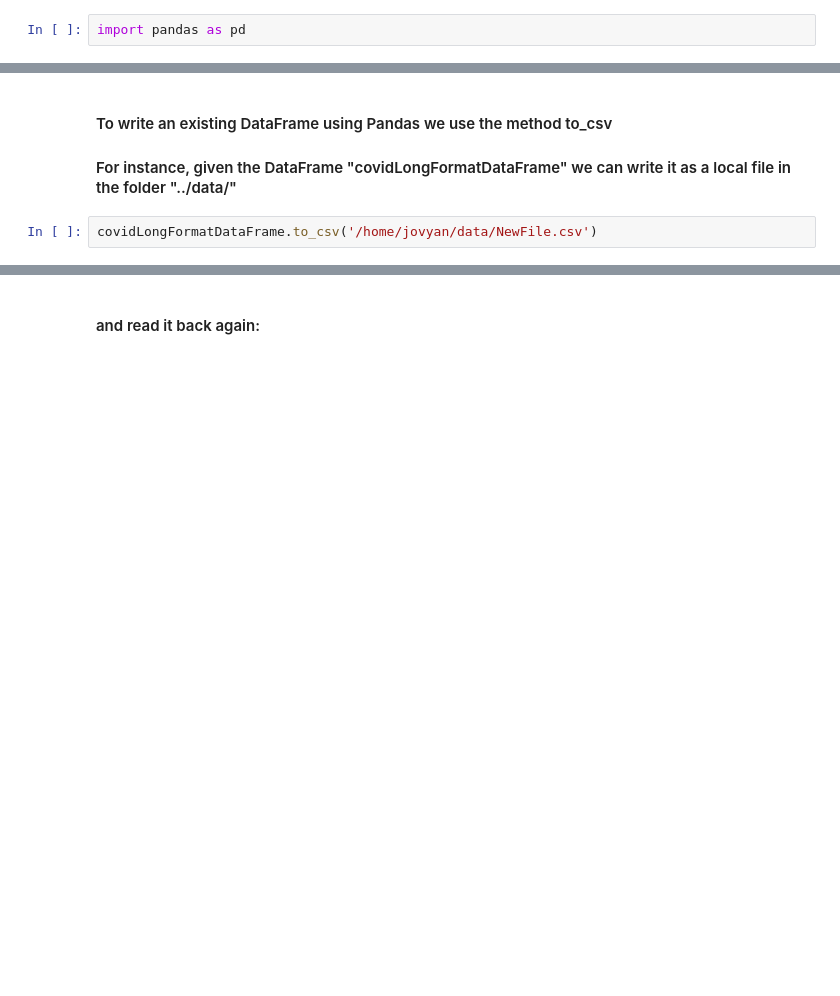
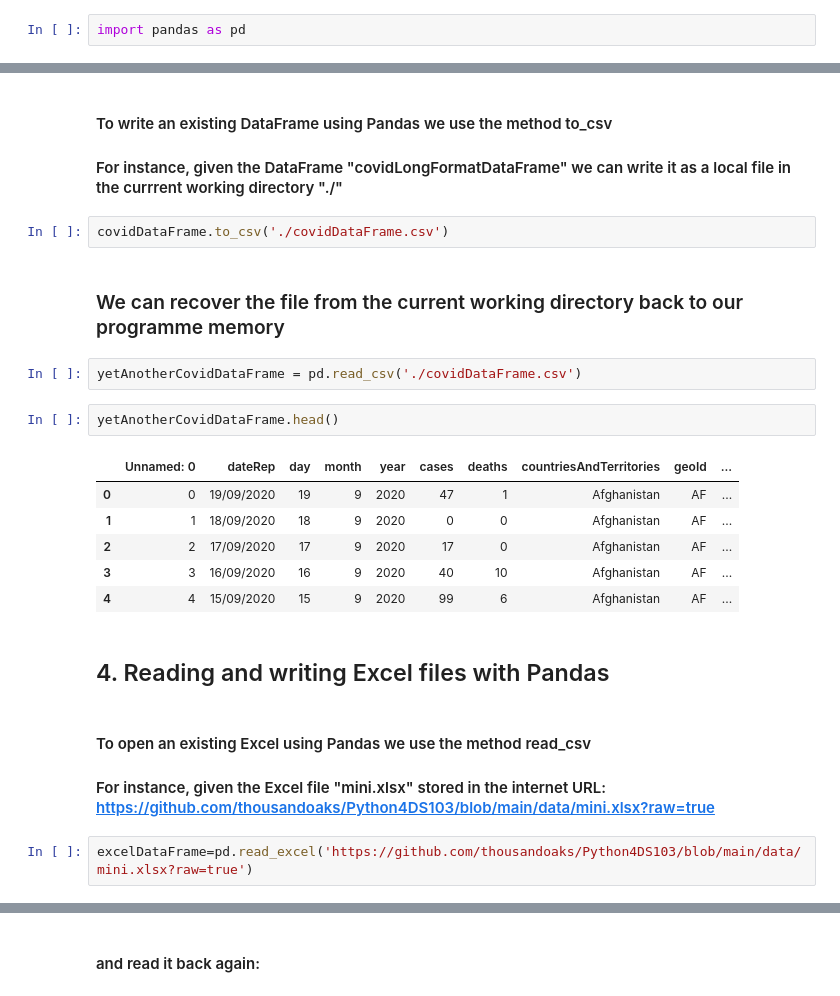
Before and after one commit to thousandoaks/Python4DS103, a Jupyter notebook: labs/Reading_Writing_Data.ipynb, the cells around one changed output, grey strips where cells are left out. Saved outputs shown, nothing was run; the diff lists cells and outputs as text; blank space fills up the shorter version.

```diff
--- a/labs/Reading_Writing_Data.ipynb
+++ b/labs/Reading_Writing_Data.ipynb
@@ -59,6 +55,26 @@ covidLongFormatDataFrame.head()
 | 4 | 15/09/2020 | 15 | 9 | 2020 | 99 | 6 | Afghanistan | AF | ... |
 # %% [markdown]
 #### To write an existing DataFrame using Pandas we use the method to_csv
-#### For instance, given the DataFrame "covidLongFormatDataFrame" we can write it as a local file in the folder "../data/"
+#### For instance, given the DataFrame "covidLongFormatDataFrame" we can write it as a local file in the currrent working directory "./"
 # %%
-covidLongFormatDataFrame.to_csv('/home/jovyan/data/NewFile.csv')
+covidDataFrame.to_csv('./covidDataFrame.csv')
+# %% [markdown]
+### We can recover the file from the current working directory back to our programme memory
+# %%
+yetAnotherCovidDataFrame = pd.read_csv('./covidDataFrame.csv')
+# %%
+yetAnotherCovidDataFrame.head()
+# %% [output]
+|  | Unnamed: 0 | dateRep | day | month | year | cases | deaths | countriesAndTerritories | geoId | ... |
+| 0 | 0 | 19/09/2020 | 19 | 9 | 2020 | 47 | 1 | Afghanistan | AF | ... |
+| 1 | 1 | 18/09/2020 | 18 | 9 | 2020 | 0 | 0 | Afghanistan | AF | ... |
+| 2 | 2 | 17/09/2020 | 17 | 9 | 2020 | 17 | 0 | Afghanistan | AF | ... |
+| 3 | 3 | 16/09/2020 | 16 | 9 | 2020 | 40 | 10 | Afghanistan | AF | ... |
+| 4 | 4 | 15/09/2020 | 15 | 9 | 2020 | 99 | 6 | Afghanistan | AF | ... |
+# %% [markdown]
+## 4. Reading and writing Excel files with Pandas
+# %% [markdown]
+#### To open an existing Excel using Pandas we use the method read_csv
+#### For instance, given the Excel file "mini.xlsx" stored in the internet URL: https://github.com/thousandoaks/Python4DS103/blob/main/data/mini.xlsx?raw=true
+# %%
+excelDataFrame=pd.read_excel('https://github.com/thousandoaks/Python4DS103/blob/main/data/mini.xlsx?raw=true')
```
Also changed, not shown: parts of 19 cells of this notebook.
